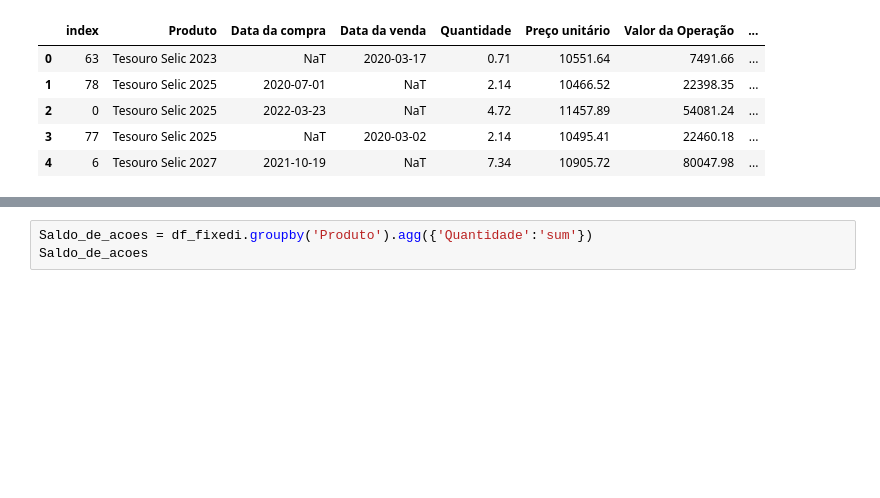
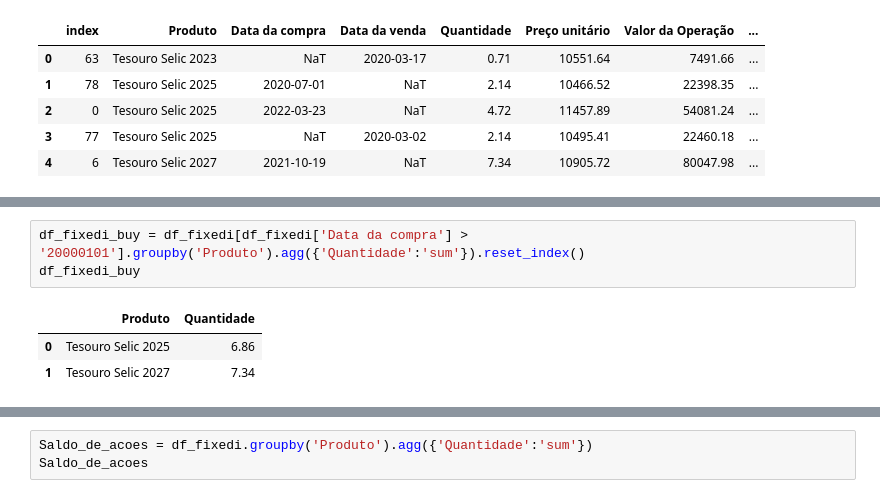
Before and after one commit to thamirisbrandao/b3_imposto_renda, a Jupyter notebook: notebooks/creating_spreadsheet.ipynb, the cells around one changed output, grey strips where cells are left out. Cells and saved outputs as stored; diff of their text form; blank space fills up the shorter version.

```diff
--- a/notebooks/creating_spreadsheet.ipynb
+++ b/notebooks/creating_spreadsheet.ipynb
@@ -80,0 +103,7 @@ df_fixedi
+# %%
+df_fixedi_buy = df_fixedi[df_fixedi['Data da compra'] > '20000101'].groupby('Produto').agg({'Quantidade':'sum'}).reset_index()
+df_fixedi_buy
+# %% [output]
+|  | Produto | Quantidade |
+| 0 | Tesouro Selic 2025 | 6.86 |
+| 1 | Tesouro Selic 2027 | 7.34 |
```
Also changed, not shown: parts of 18 cells of this notebook.
